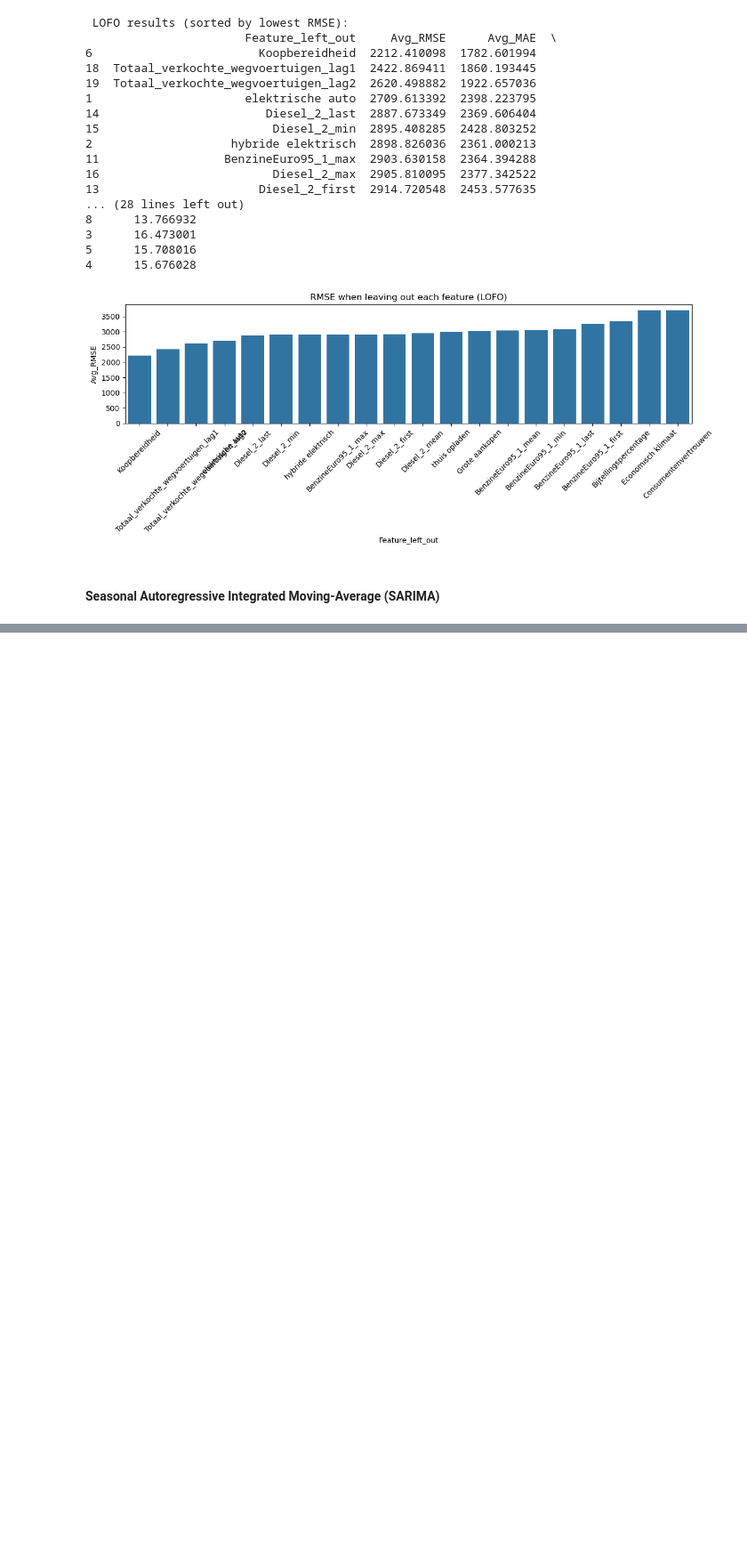
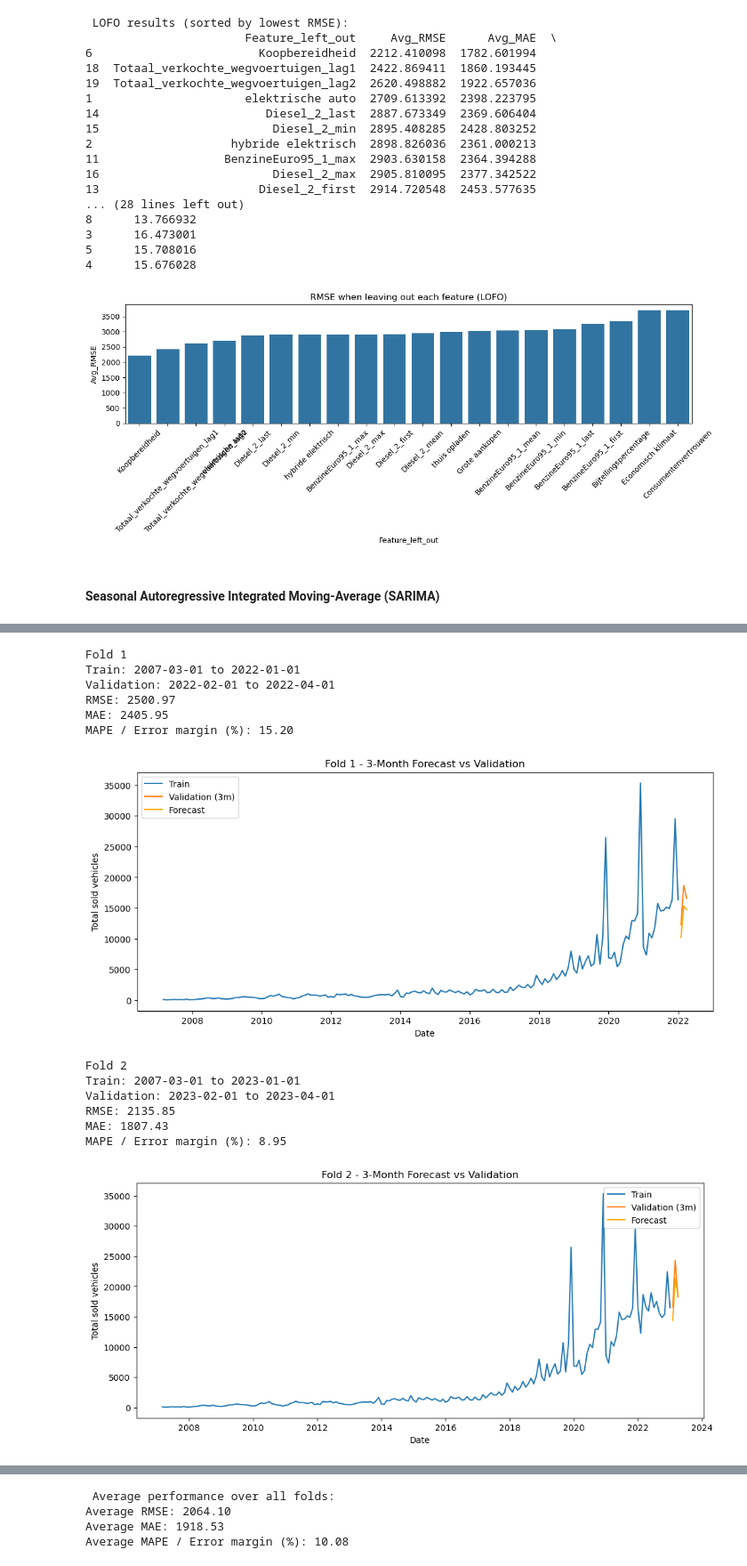
Before and after one commit to DylanHaaz/Tryhard, a Jupyter notebook: v4 _Google_trend/Modelvergelijking.ipynb, the cells around one changed output, grey strips where cells are left out. Shown at 89% size. Drawn from its saved outputs; the diff is of its cells as text; code cells hidden in the pictures; blank space fills up the shorter version.

Commit message:
modelvergelijking opgeslagen

```diff
--- a/v4 _Google_trend/Modelvergelijking.ipynb
+++ b/v4 _Google_trend/Modelvergelijking.ipynb
@@ -273,0 +278,76 @@ plt.show()
+# %%
+# Load data
+df = df_lagged.copy()
+df['Periode'] = pd.to_datetime(df['Periode'])
+df.sort_values('Periode', inplace=True)
+
+# Target only
+y = df['Totaal_verkochte_wegvoertuigen']
+forecast_horizon = 3
+tscv = TimeSeriesSplit(n_splits=3, test_size=12)
+
+# Metrics storage
+rmse_scores, mae_scores, mape_scores = [], [], []
+
+# SARIMA parameters (example: (1,1,1)x(1,1,1,12))
+p, d, q = 1, 1, 1
+P, D, Q, s = 1, 1, 1, 12
+
+for i, (train_index, val_index) in enumerate(tscv.split(y)):
+    y_train, y_val_full = y.iloc[train_index], y.iloc[val_index]
+    y_val = y_val_full.iloc[:forecast_horizon]
+
+    # Fit SARIMA model
+    model = SARIMAX(y_train, order=(p, d, q), seasonal_order=(P, D, Q, s))
+    model_fit = model.fit(disp=0)
+
+    # Forecast
+    forecast = model_fit.forecast(steps=forecast_horizon)
+
+    # Metrics
+    rmse = np.sqrt(mean_squared_error(y_val, forecast))
+    mae = mean_absolute_error(y_val, forecast)
+    mape = np.mean(np.abs((y_val - forecast) / y_val)) * 100  # In percentage
+
+    rmse_scores.append(rmse)
+    mae_scores.append(mae)
+    mape_scores.append(mape)
+
+    print(f"\nFold {i+1}")
+    print(f"Train: {df.iloc[train_index]['Periode'].min().date()} to {df.iloc[train_index]['Periode'].max().date()}")
+    print(f"Validation: {df.iloc[val_index]['Periode'].min().date()} to {df.iloc[val_index]['Periode'].min() + pd.DateOffset(months=forecast_horizon - 1):%Y-%m-%d}")
+    print(f"RMSE: {rmse:.2f}")
+    print(f"MAE: {mae:.2f}")
+    print(f"MAPE / Error margin (%): {mape:.2f}")
+
+    # Plot
+    plt.figure(figsize=(12, 5))
+    plt.plot(df.iloc[train_index]['Periode'], y_train, label='Train')
+    plt.plot(df.iloc[val_index]['Periode'][:forecast_horizon], y_val, label='Validation (3m)')
+    plt.plot(df.iloc[val_index]['Periode'][:forecast_horizon], forecast, label='Forecast', color='orange')
+    plt.title(f'Fold {i+1} - 3-Month Forecast vs Validation')
+    plt.xlabel('Date')
+    plt.ylabel('Total sold vehicles')
+    plt.legend()
+    plt.show()
+
+# Print averages
+print("\n Average performance over all folds:")
+print(f"Average RMSE: {np.mean(rmse_scores):.2f}")
+print(f"Average MAE: {np.mean(mae_scores):.2f}")
+print(f"Average MAPE / Error margin (%): {np.mean(mape_scores):.2f}")
+# %% [output]
+Fold 1
+Train: 2007-03-01 to 2022-01-01
+Validation: 2022-02-01 to 2022-04-01
+RMSE: 2500.97
+MAE: 2405.95
+MAPE / Error margin (%): 15.20
+[figure, added]
+Fold 2
+Train: 2007-03-01 to 2023-01-01
+Validation: 2023-02-01 to 2023-04-01
+RMSE: 2135.85
+MAE: 1807.43
+MAPE / Error margin (%): 8.95
+[figure, added]
@@ -273,0 +361,4 @@ plt.show()
+ Average performance over all folds:
+Average RMSE: 2064.10
+Average MAE: 1918.53
+Average MAPE / Error margin (%): 10.08
```
Also changed, not shown: parts of 6 cells of this notebook.
